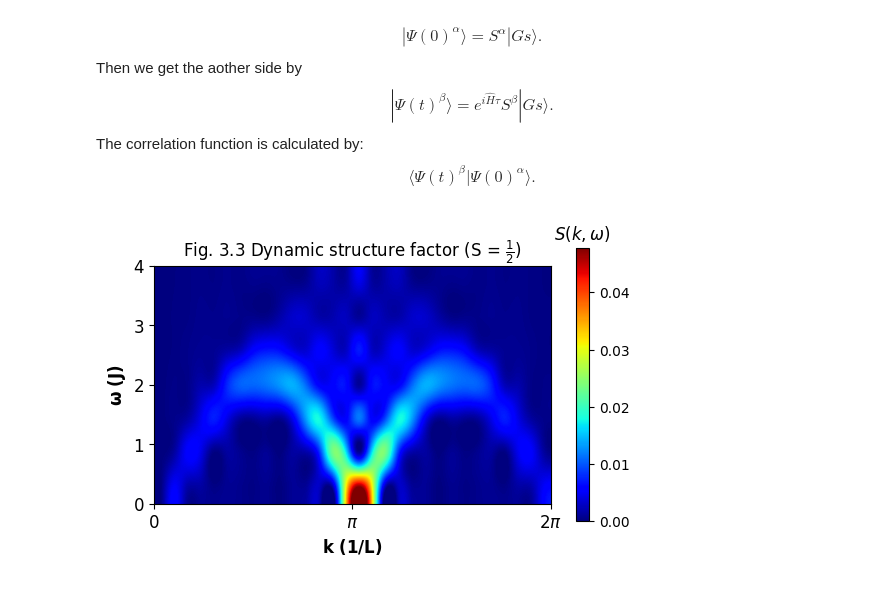
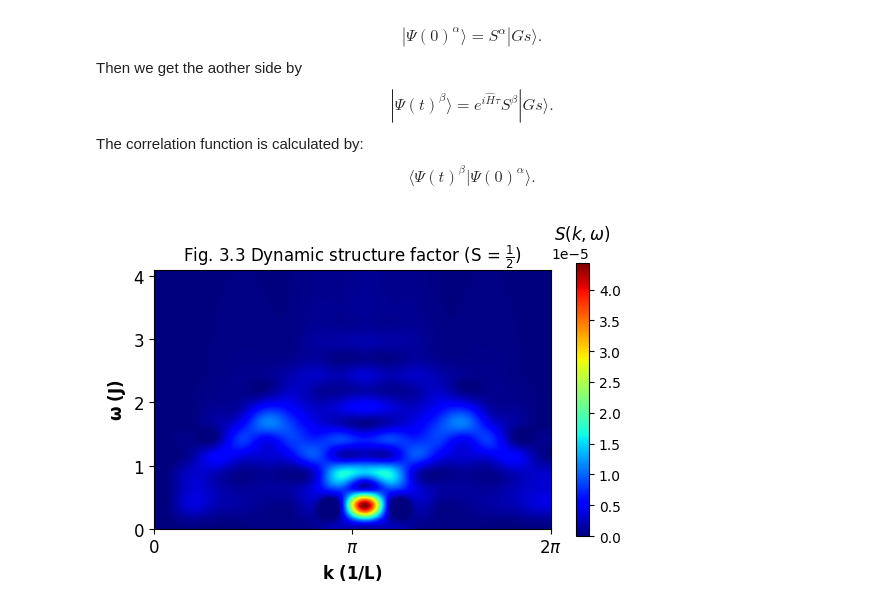
Before and after one commit to DavidGoing/DMRG, a Jupyter notebook: DMRG_TEBD.ipynb, the cells around one changed output. Saved outputs shown, nothing was run; the diff lists cells and outputs as text; code cells hidden in the pictures.

```diff
--- a/DMRG_TEBD.ipynb
+++ b/DMRG_TEBD.ipynb
@@ -550,18 +549,18 @@ print('############################')
 
 start = perf_counter()
 for i in range(N):
-    Evolution_Sz[0, i] = multi_site_measurement(MPSt, MPSt, [Sz], [i])
-    Correlaion_SpSm[0, i] = multi_site_measurement(MPSt, Gs, [Sm], [i])
+    Evolution_Sz[0,i] = multi_site_measurement(MPSt,MPSt,[Sz],[i])
+    Correlaion_SpSm[0,i] = multi_site_measurement(MPSt,Gs,[Sm],[i])
+
 
 
 Coupled_operator = np.einsum("st,kl-> sktl",Sz,Sz)
 Coupled_operator += 0.5*np.einsum("st,kl-> sktl",Sp,Sm)
 Coupled_operator += 0.5*np.einsum("st,kl-> sktl",Sm,Sp)
 Exp_Coupled = np.reshape(Coupled_operator,(4,4))
-Exp_Coupled = scipy.linalg.expm(1 *complex(0,tau)*Exp_Coupled)
+Exp_Coupled = scipy.linalg.expm(complex(0,-tau)*Exp_Coupled)
 
 for t in range(time_slice//2):
-    print('sweep: {}'.format(t))
     for i in range(0,N-1,1):
         MM = coarse_grain_MPS(MPSt[i], MPSt[i+1])
         image = np.einsum("st,sij->tij",Exp_Coupled,MM)
@@ -570,10 +569,9 @@ for t in range(time_slice//2):
         # print(trunc)
         B = np.einsum("ij,sjk->sik",  np.diag(S),B)
         MPSt[i], MPSt[i + 1]  = A,B
-    Gsr=move_mix_site(start=0, end=N-1, mix_MPS=Gs, bond_dim=D)
     for i in range(N):
         Evolution_Sz[t*2+1 , i] = multi_site_measurement(MPSt,MPSt,[Sz],[i])
-        Correlaion_SpSm[t*2+1 , i] = multi_site_measurement(MPSt,Gsr,[Sm],[i])
+        Correlaion_SpSm[t*2+1 , i] = multi_site_measurement(MPSt,Gs,[Sm],[i])
     # for i in range(N//2+1):
     #     sz_val = multi_site_measurement(MPSt,MPSt,[Sz],[i+N//2])
     #     spsm_val = multi_site_measurement(MPSt,Gs,[Sm],[i+N//2])
@@ -672,34 +655,30 @@ $$
 \langle\Psi(t)^{\beta}|\Psi(0)^{\alpha}\rangle  .
 $$
 # %%
-phase_factor = [np.exp(-Energy*1j*tau*i) for i in range(-time_slice,time_slice+1)]
+phase_factor = [np.exp(Energy*1j*tau*i) for i in range(-time_slice,time_slice+1)]
 
 Correlation = np.transpose(np.array(Correlaion_SpSm))
 Correlation = np.concatenate((np.flip(Correlation[:, 1:].conjugate(), axis=1), Correlation), axis=1)
 Correlation = Correlation @ np.diag(phase_factor)
-Spec = np.absolute(np.fft.fft2(Correlation))
+Correlation = np.fft.ifftshift(Correlation, axes=1)
+Spec = np.absolute(np.fft.fft(np.fft.ifft(Correlation, axis=1), axis=0))
 Spec = Spec/np.size(Spec)
 
-Spec = Spec[:, 1:int(tau*time_slice)]
+Spec = Spec[:, 0:int(4.0 * tau * (2 * time_slice + 1) / (2 * np.pi)) + 1]
 NumOmega = np.shape(Spec)[1]
-K = np.outer(np.linspace(0, np.pi * 2, N), np.ones(NumOmega))
-W = np.outer(np.ones(N), np.linspace(0, NumOmega * np.pi / (tau * time_slice), NumOmega))
 fig, ax = plt.subplots()
-im = ax.imshow(abs(Spec).T, interpolation='Spline36', cmap="jet",
-               origin='lower', extent=[0,10,0,6],
+im = ax.imshow(abs(Spec).T, interpolation='spline36', cmap="jet",
+               origin='lower', extent=[0,2*np.pi,0,4.1],
                vmax=abs(Spec).max(), vmin=0)
 
-plt.xticks([0,5,10],['0',r"$\pi$",r"$2\pi$"],fontsize = 12)
+plt.xticks([0,np.pi,2*np.pi],['0',r"$\pi$",r"$2\pi$"],fontsize = 12)
 plt.xlabel(r'$\mathbf{k \ (1/L)}$',fontsize = 12)
-plt.yticks([0,1.5,3,4.5,6],[0,1,2,3,4],fontsize = 12)
+plt.yticks([0,1,2,3,4],fontsize = 12)
 plt.ylabel(r'$\mathbf{\omega \ (J)}$',fontsize = 12)
 cbar = fig.colorbar(im, ax=ax,shrink = 0.74)
-# cbar.set_label(r'$S(k,\omega)$')
 cbar.ax.set_title(r'$S(k,\omega)$')
-# cbar.ax.yaxis.set_label_coords(5.4, 0.5)
-# cbar.ax.yaxis.label.set_rotation(270)
 
 ax.set_title(r'Fig. 3.3 Dynamic structure factor (S = $\frac{1}{2}$)')
 plt.show()
 # %% [output]
-[figure, old version]
+[figure, new version]
```
Also changed, not shown: parts of 7 cells of this notebook.
